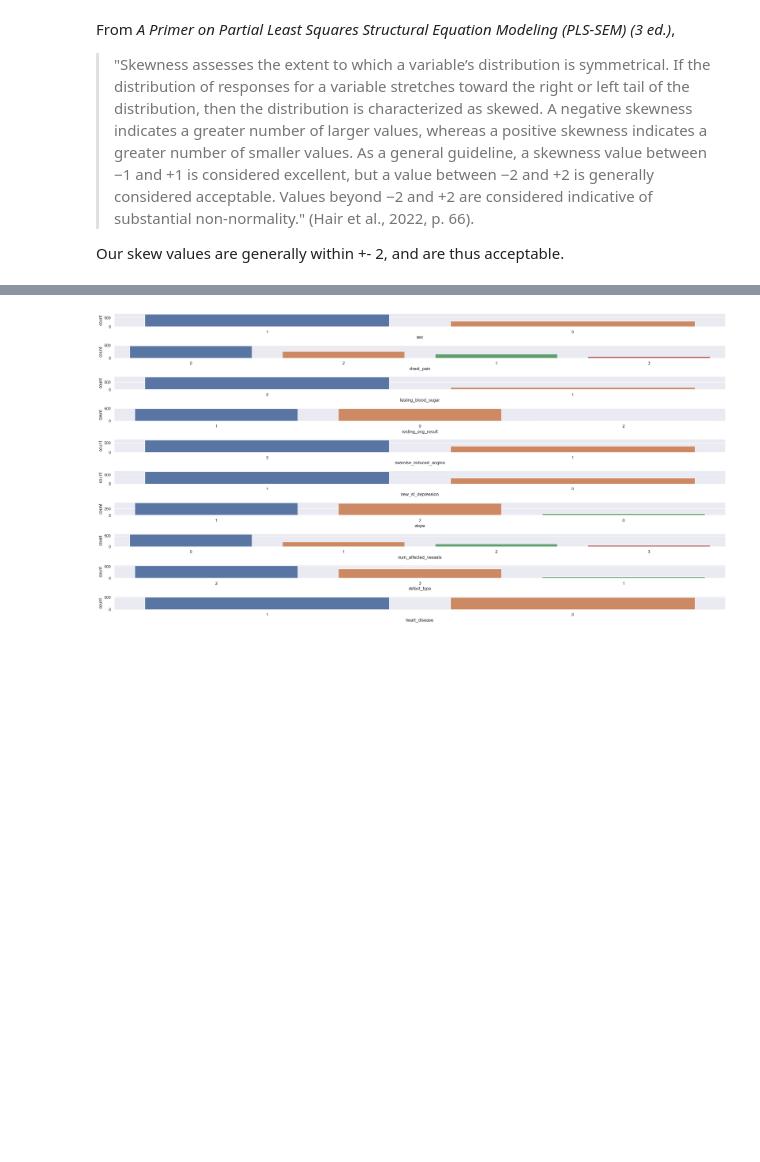
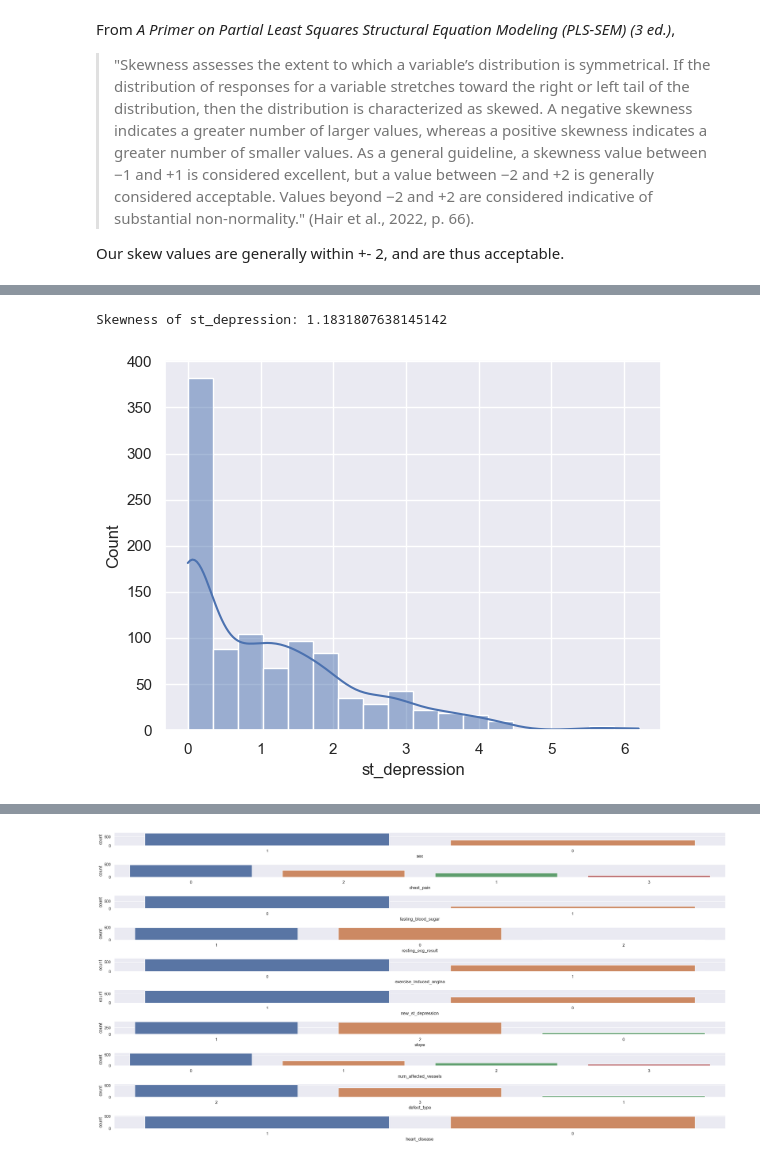
Before and after one commit to brandonleehs/SC1015-proj, a Jupyter notebook: data-extraction-and-cleaning.ipynb, the cells around one changed output, grey strips where cells are left out. Cells and saved outputs as stored; diff of their text form; code cells hidden in the pictures; blank space fills up the shorter version.

Commit message:
Clean code, fixes

```diff
--- a/data-extraction-and-cleaning.ipynb
+++ b/data-extraction-and-cleaning.ipynb
@@ -84,7 +84,7 @@ Dataset on [Heart Disease](https://www.kaggle.com/datasets/johnsmith88/heart-dis
 
 This dataset dates from 1988 and consists of four databases: Cleveland, Hungary, Switzerland, and Long Beach V. It contains 76 attributes, including the predicted attribute, but all published experiments refer to using a subset of 14 of them. The "target" field refers to the presence of heart disease in the patient. It is integer valued 0 = no disease and 1 = disease.
 # %%
-data = pd.read_csv("heart.csv")
+data = pd.read_csv("datasets\heart.csv")
 
 print("Data dimensions:", data.shape)
 
@@ -361,0 +353,7 @@ clean_data = clean_data
+# %%
+sb.histplot(data = clean_data["st_depression"], kde = True)
+
+print(f"Skewness of st_depression: {clean_data['st_depression'].skew()}")
+# %% [output]
+Skewness of st_depression: 1.1831807638145142
+[figure, added]
```
Also changed, not shown: parts of 10 cells of this notebook, 6 other files.
